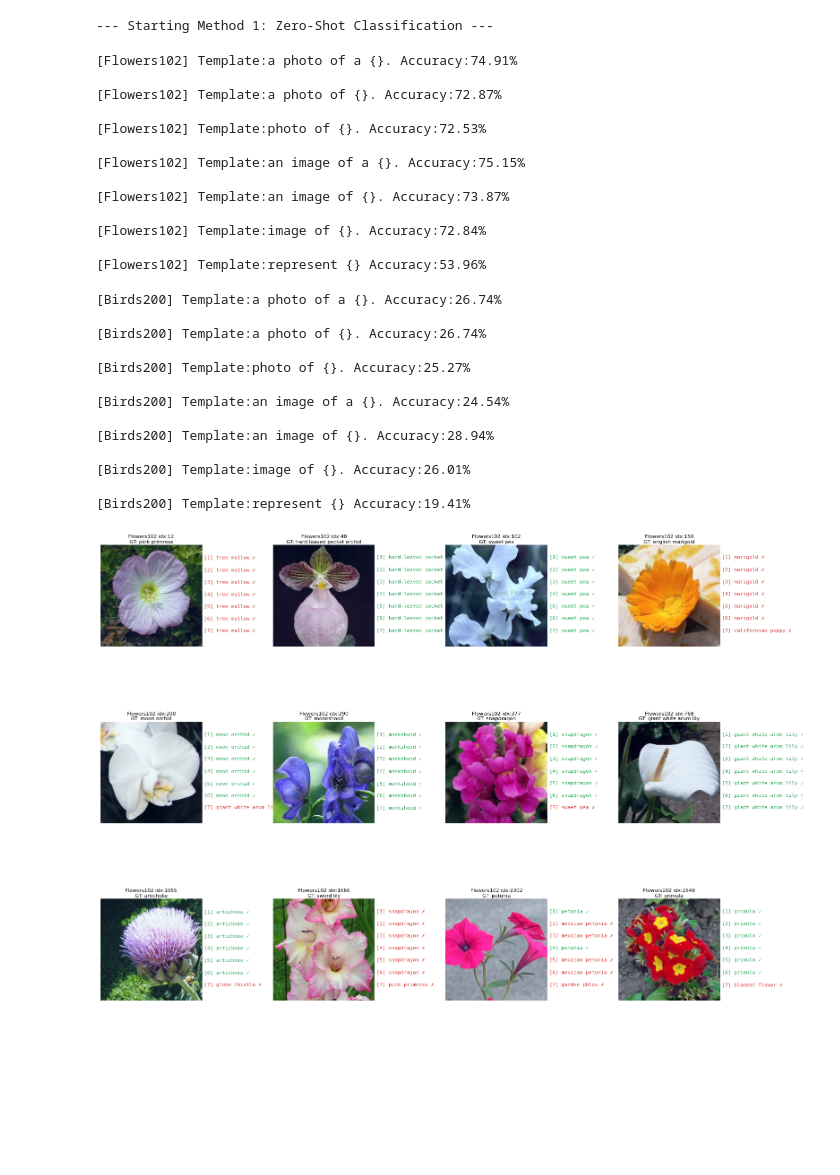
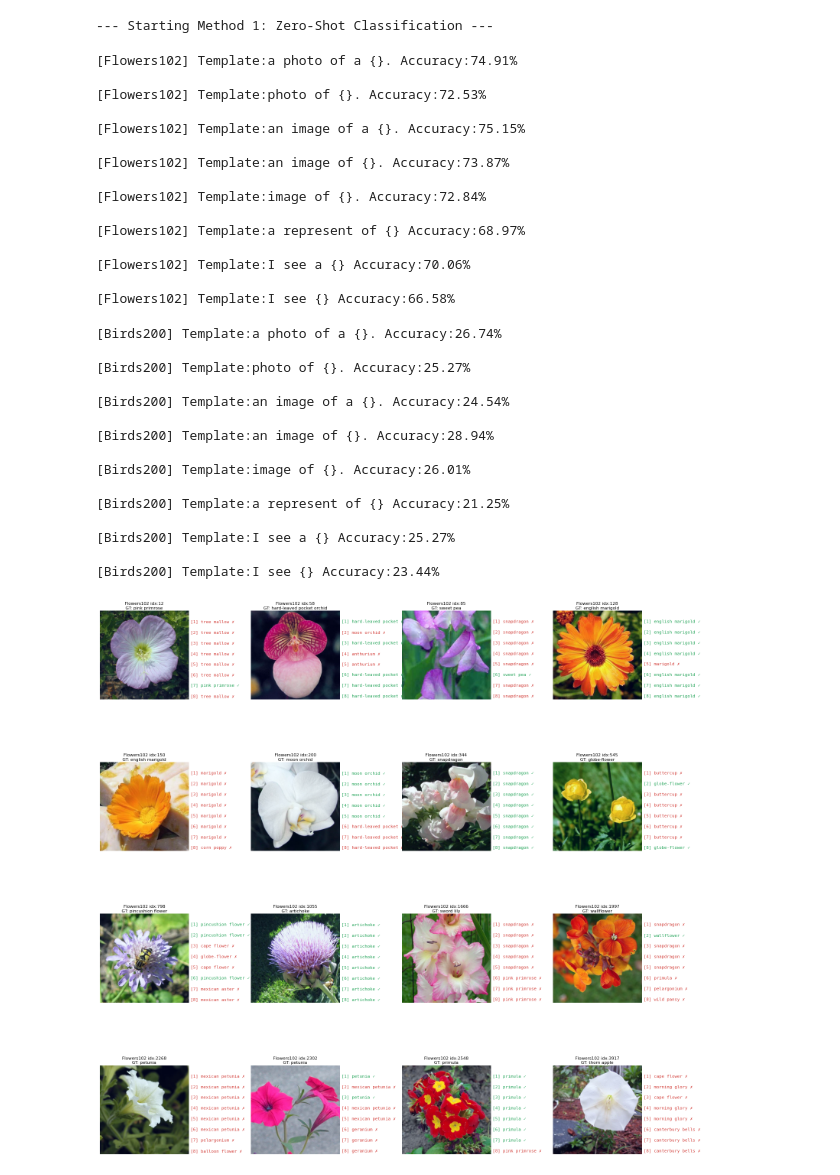
Before and after one commit to abattada/CLIP_HW, a Jupyter notebook: Task1.ipynb, the cells around one changed output. Saved outputs shown, nothing was run; the diff lists cells and outputs as text; code cells hidden in the pictures; blank space fills up the shorter version.

```diff
--- a/Task1.ipynb
+++ b/Task1.ipynb
@@ -170,12 +170,13 @@ Total test samples (CUB): 5794
 # 提示模板（可自行增減）
 prompt_templates = [
     "a photo of a {}.",
-    "a photo of {}.",
     "photo of {}.",
     "an image of a {}.",
     "an image of {}.",
     "image of {}.",
-    "represent {}"
+    "a represent of {}",
+    "I see a {}",
+    "I see {}",
 ]
 
 @torch.no_grad()
@@ -240,8 +241,6 @@ for temp, val in zip(prompt_templates, flowers_acc_list):
     print(f"\n[Flowers102] Template:{temp} Accuracy:{val * 100:.2f}%")
 # %% [output]
 [Flowers102] Template:a photo of a {}. Accuracy:74.91%
-
-[Flowers102] Template:a photo of {}. Accuracy:72.87%
 
 [Flowers102] Template:photo of {}. Accuracy:72.53%
 
@@ -251,7 +250,11 @@ for temp, val in zip(prompt_templates, flowers_acc_list):
 
 [Flowers102] Template:image of {}. Accuracy:72.84%
 
-[Flowers102] Template:represent {} Accuracy:53.96%
+[Flowers102] Template:a represent of {} Accuracy:68.97%
+
+[Flowers102] Template:I see a {} Accuracy:70.06%
+
+[Flowers102] Template:I see {} Accuracy:66.58%
 # %%
 cub_acc_list     = zeroshot_eval_all_prompts(cub_bird_test_loader,     cub_bird_class_names,   prompt_templates)
 # %%
@@ -259,8 +262,6 @@ for temp, val in zip(prompt_templates, cub_acc_list):
     print(f"\n[Birds200] Template:{temp} Accuracy:{val * 100:.2f}%")
 # %% [output]
 [Birds200] Template:a photo of a {}. Accuracy:26.74%
-
-[Birds200] Template:a photo of {}. Accuracy:26.74%
 
 [Birds200] Template:photo of {}. Accuracy:25.27%
 
@@ -270,7 +271,11 @@ for temp, val in zip(prompt_templates, cub_acc_list):
 
 [Birds200] Template:image of {}. Accuracy:26.01%
 
-[Birds200] Template:represent {} Accuracy:19.41%
+[Birds200] Template:a represent of {} Accuracy:21.25%
+
+[Birds200] Template:I see a {} Accuracy:25.27%
+
+[Birds200] Template:I see {} Accuracy:23.44%
 # %%
 import torch
 import torch.nn.functional as F
@@ -415,16 +420,16 @@ def visualize_multi_prompt_compact_indices(
 # %%
 
 visualize_multi_prompt_compact_indices(
     flowers102_test_dts,
     flowers102_class_names,
     prompt_templates,
-    indices=[12, 48, 102, 150, 200, 290, 377, 768, 1055, 1666, 2302, 2548],
-    num_images=12,
+    indices=[12, 58, 85, 128, 150, 200, 344, 545, 798, 1055, 1666, 1997, 2268, 2302, 2548, 3917],
+    num_images=16,
     cols=4,
     dataset_name="Flowers102"
 )
 # %% [output]
-[figure, old version]
+[figure, new version]
 # %%
 # 顯示 16 張鳥類圖片 (可指定索引或隨機)
 visualize_multi_prompt_compact_indices(
```
Also changed, not shown: parts of 2 cells of this notebook.
